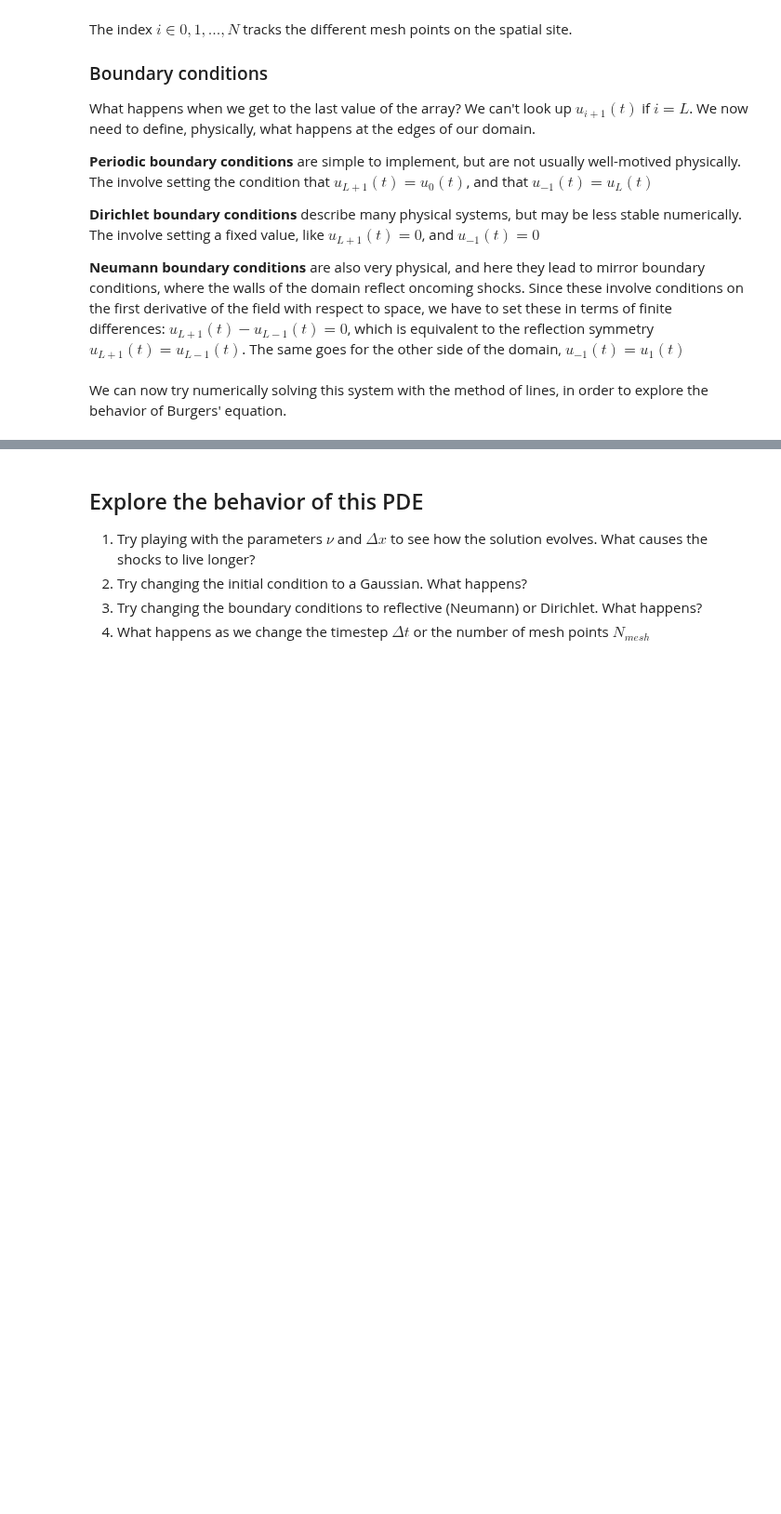
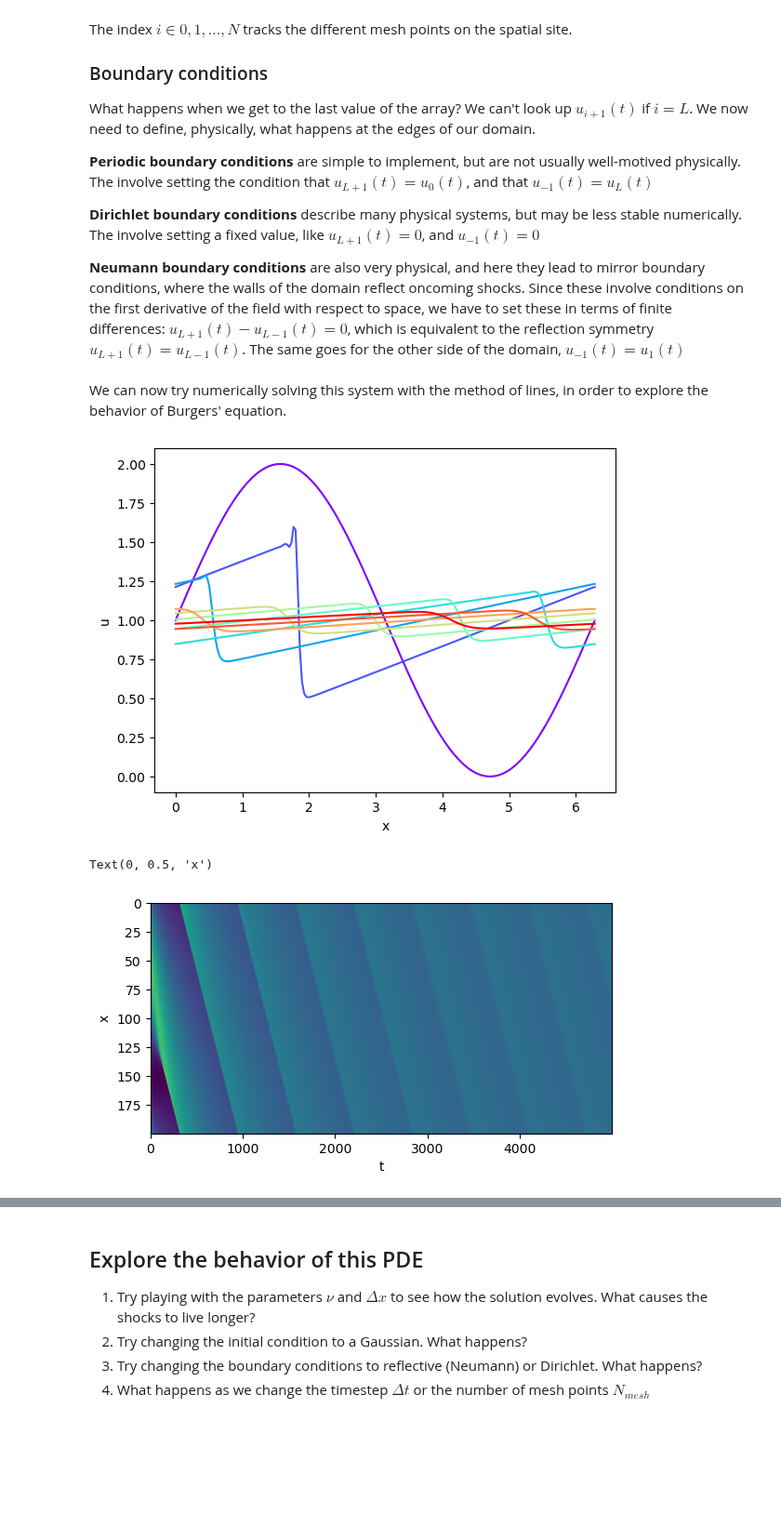
Before and after one commit to williamgilpin/cphy, a Jupyter notebook: talks/hyperbolic_pde.ipynb, the cells around one changed output, grey strips where cells are left out. Shown at 93% size. Saved outputs shown, nothing was run; the diff lists cells and outputs as text; code cells hidden in the pictures; blank space fills up the shorter version.

```diff
--- a/talks/hyperbolic_pde.ipynb
+++ b/talks/hyperbolic_pde.ipynb
@@ -313,34 +310,39 @@ n_mesh = 200 # We set this hyperparameter, which decides the fineness of our mes
 # n_mesh = 30
 x = np.linspace(0, 2 * np.pi, n_mesh) # Initial x vector
 t = np.linspace(0, 50, 800) #
-u0 = 1 + np.sin(x) # Initial field value at all x points
 
-# u0 = 1 - np.cos(x) # need to pick an initial condition consistent with boundary conditions
+# Initial field value at all x points need to pick an initial condition
+# consistent with boundary conditions
+u0 = 1 - np.cos(x)
 
 eq = BurgersEquation(x, t, u0, nu=1e-2)
 
 
 # plt.plot(x, u0)
 
 # # from scipy.integrate import solve_ivp
 # # sol = solve_ivp(eq, (t[0], t[-1]), u0, t_eval=t)
 integrator = RK4(dt=1e-2)
 sol = integrator.integrate(eq, (t[0], t[-1]), u0)
 
 # plot with colormap for time
 plt.figure()
 colors = plt.cm.rainbow(np.linspace(0, 1, len(sol.y[::500])))
 for i, sol0 in enumerate(sol.y[::500]):
     plt.plot(x, sol0, color=colors[i])
 plt.xlabel('x')
 plt.ylabel('u')
 plt.show()
 
 plt.figure()
 plt.imshow(sol.y.T)
 # plt.xlim([0, 900])
 fixed_aspect_ratio(1/2)
 plt.xlabel('t')
 plt.ylabel('x')
 # plt.colorbar(label='u(x, t)')
 # plt.show()
+# %% [output]
+[figure, added]
+Text(0, 0.5, 'x')
+[figure, added]
```
Also changed, not shown: parts of 4 cells of this notebook.
